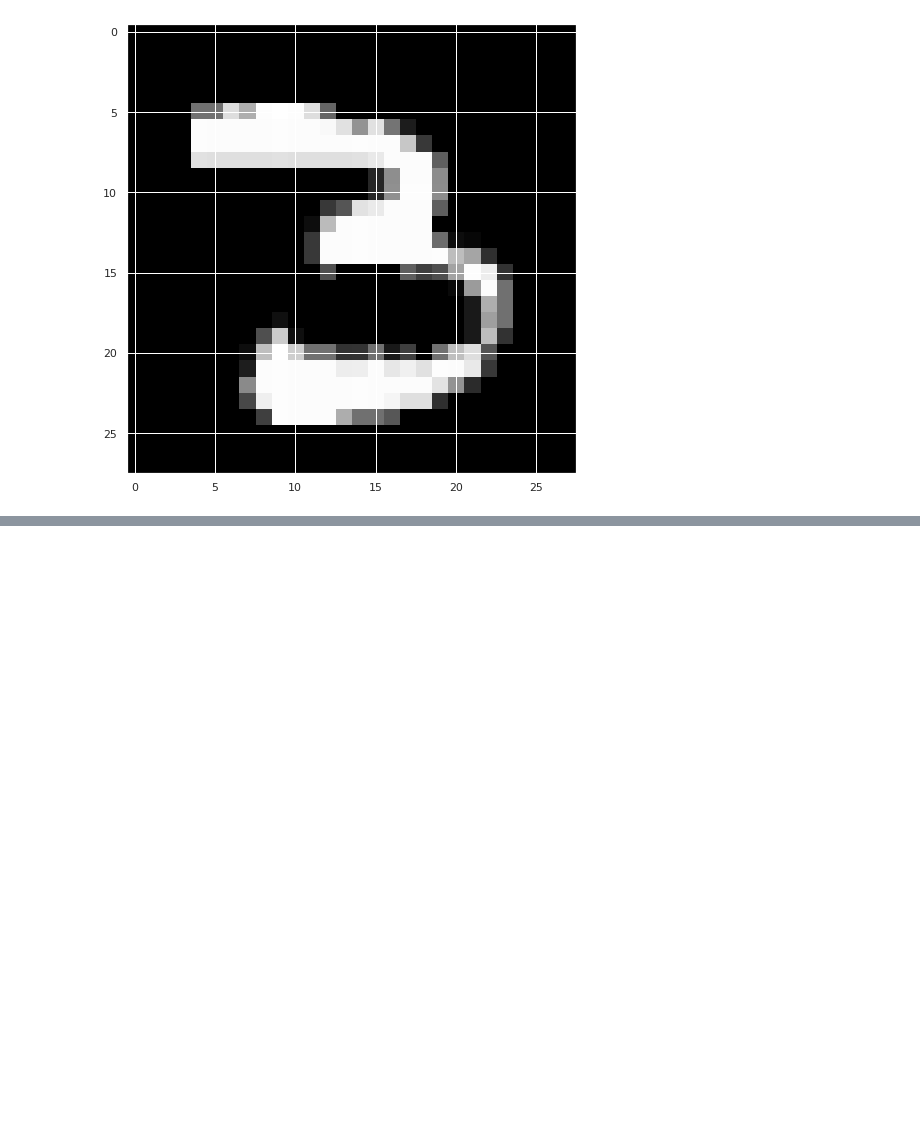
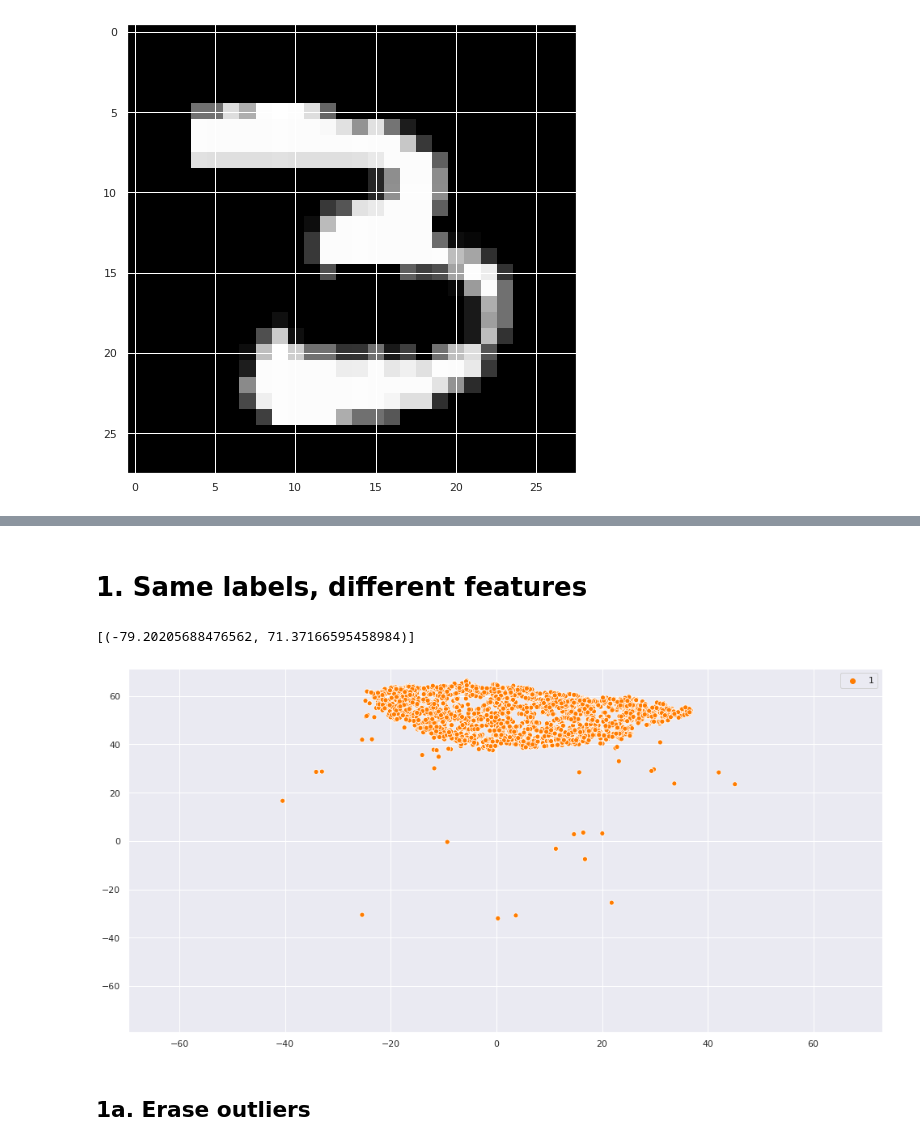
Before and after one commit to sonhamin/parallel_fedlearning, a Jupyter notebook: visualize_data.ipynb, the cells around one changed output, grey strips where cells are left out. Drawn from its saved outputs; the diff is of its cells as text; code cells hidden in the pictures; blank space fills up the shorter version.

```diff
--- a/visualize_data.ipynb
+++ b/visualize_data.ipynb
@@ -159,0 +171,27 @@ sns.scatterplot(X_embedded[:,0], X_embedded[:,1], hue=y, legend='full', palette=
+# %% [markdown]
+# 1. Same labels, different features
+# %%
+#Define which labels you want to find
+find = [1]
+
+
+ix = np.in1d(y.ravel(), find).reshape(y.shape)
+indexes = np.argwhere(ix==True)
+
+X_Re = np.reshape(X, (X.shape[0], 28, 28))
+images = [X_Re[i] for i in indexes]
+labels = np.squeeze([y[i] for i in indexes])
+X_embedded_re = [X_embedded[i] for i in indexes]
+X_embedded_re = np.concatenate(X_embedded_re, axis=0)
+# %%
+labels_unique = np.unique(labels)
+palettes = [palette[i] for i in labels_unique]
+
+g = sns.scatterplot(X_embedded_re[:,0], X_embedded_re[:,1], hue=labels, legend='full', palette=palettes)
+g.set(xlim=(x_min, x_max))
+g.set(ylim=(y_min, y_max))
+# %% [output]
+[(-79.20205688476562, 71.37166595458984)]
+[figure, added]
+# %% [markdown]
+## 1a. Erase outliers
```
Also changed, not shown: parts of 18 cells of this notebook.
